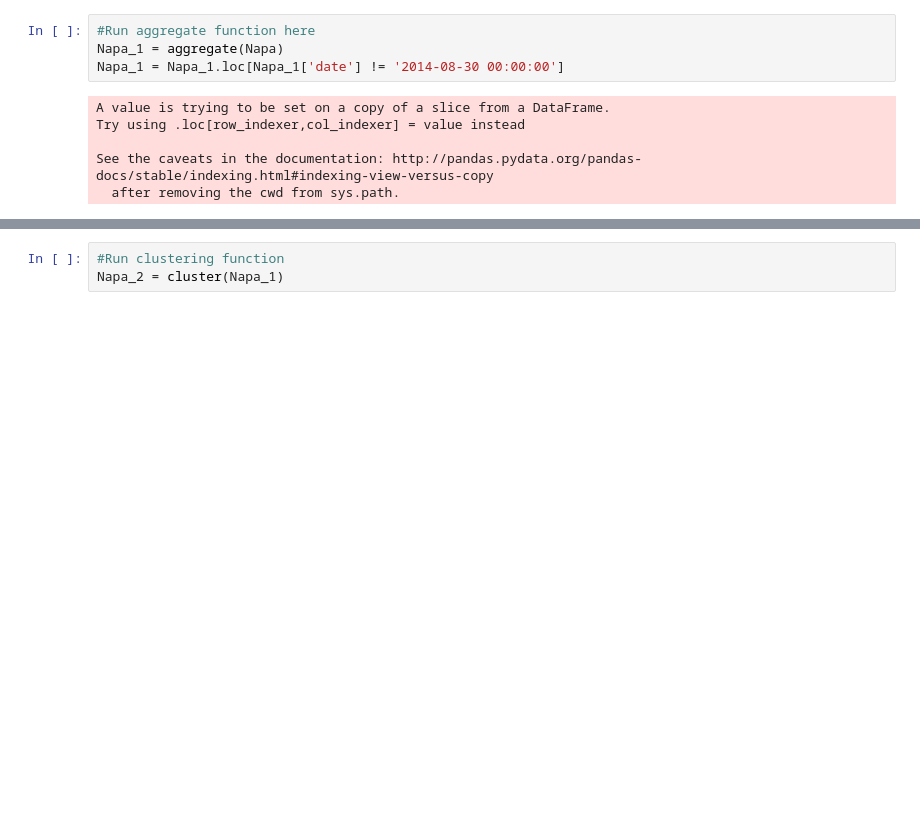
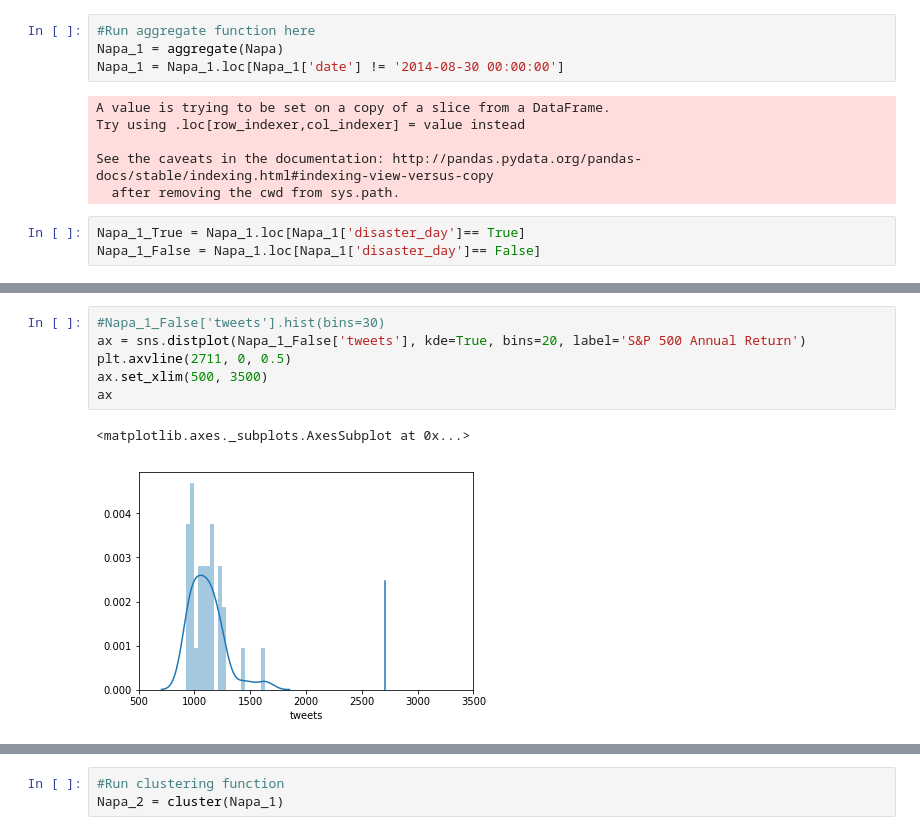
Before and after one commit to Matt-Carney/Natural_Disaster, a Jupyter notebook: Natural_Disaster.ipynb, the cells around one changed output, grey strips where cells are left out. Drawn from its saved outputs; the diff is of its cells as text; blank space fills up the shorter version.

Commit message:
with Napa histogram

```diff
--- a/Natural_Disaster.ipynb
+++ b/Natural_Disaster.ipynb
@@ -323,3 +323,6 @@ Try using .loc[row_indexer,col_indexer] = value instead
 
 See the caveats in the documentation: http://pandas.pydata.org/pandas-docs/stable/indexing.html#indexing-view-versus-copy
   after removing the cwd from sys.path.
+# %%
+Napa_1_True = Napa_1.loc[Napa_1['disaster_day']== True]
+Napa_1_False = Napa_1.loc[Napa_1['disaster_day']== False]
@@ -325,0 +353,9 @@ See the caveats in the documentation: http://pandas.pydata.org/pandas-docs/stabl
+# %%
+#Napa_1_False['tweets'].hist(bins=30)
+ax = sns.distplot(Napa_1_False['tweets'], kde=True, bins=20, label='S&P 500 Annual Return')
+plt.axvline(2711, 0, 0.5)
+ax.set_xlim(500, 3500)
+ax
+# %% [output]
+<matplotlib.axes._subplots.AxesSubplot at 0x...>
+[figure, added]
```
Also changed, not shown: parts of 8 cells of this notebook.
